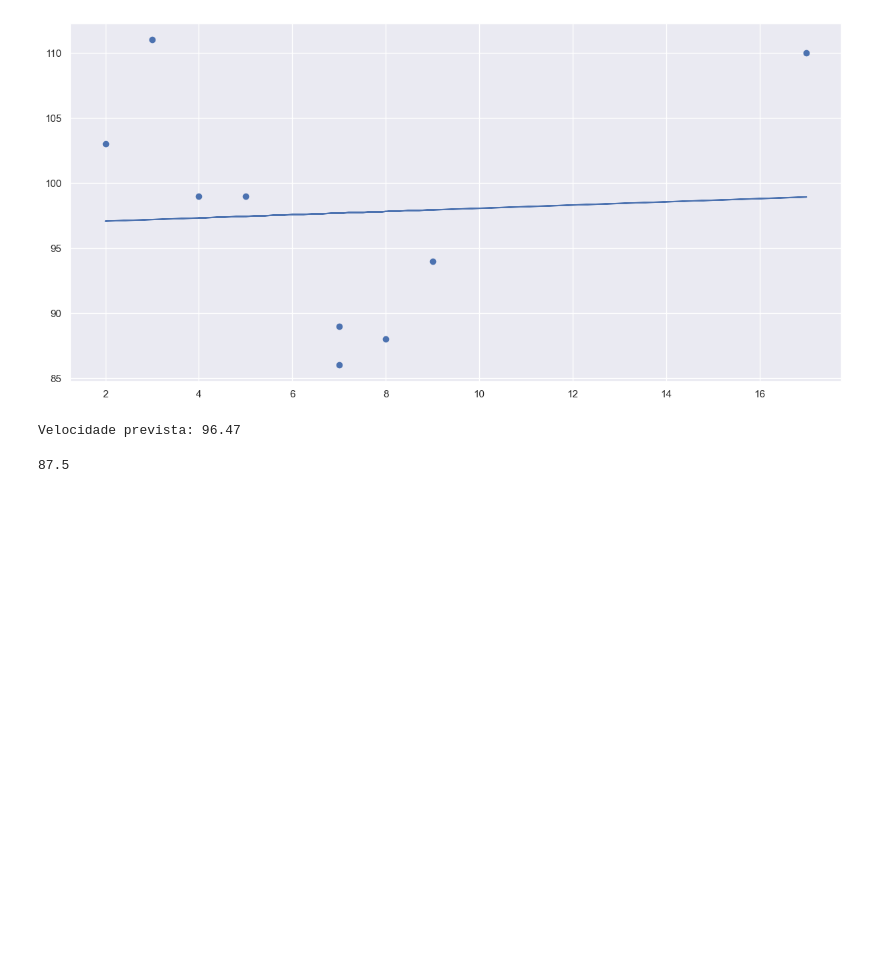
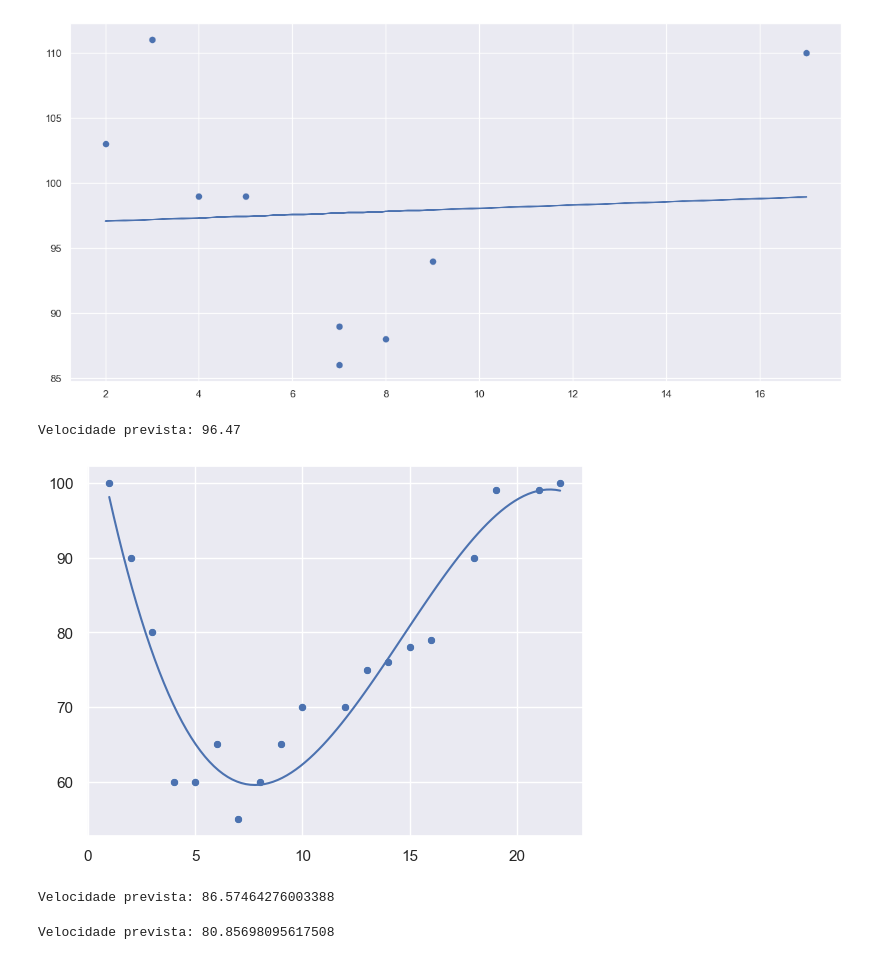
Before and after one commit to ElBulidur/aulas_kasolution_T14930, a Jupyter notebook: aula_07.ipynb, the cells around one changed output. Saved outputs shown, nothing was run; the diff lists cells and outputs as text; code cells hidden in the pictures; blank space fills up the shorter version.

```diff
--- a/aula_07.ipynb
+++ b/aula_07.ipynb
@@ -327,7 +329,39 @@ y_test = linha_reg(x_test)
 print(f"Velocidade prevista: {round(y_test, 2)}")
 # %% [output]
 Velocidade prevista: 96.47
-# %%
-(86 + 89)/2
-# %% [output]
-87.5
+# %%
+# Hora do Dia
+x = [1, 2, 3, 4, 5, 6, 7, 8, 9, 10, 12, 13, 14, 15, 16, 18 ,19, 21, 22]
+
+# Veloccidade do carro no horario especificado
+y = [100, 90, 80, 60, 60, 65, 55, 60, 65, 70, 70, 75, 76, 78, 79, 90, 99, 99, 100]
+# %%
+#Definir  a minha funcao (MODELO)
+
+funcao_modelo = np.poly1d(np.polyfit(x, y, 3))
+
+linha = np.linspace(1, 22, 100)
+
+
+ax = sns.scatterplot(x= x, y= y)
+ax = sns.lineplot(x=linha, y=funcao_modelo(linha))
+
+plt.show()
+# %% [output]
+[figure, added]
+# %%
+# Hora do Dia
+x = [1, 2, 3, 4, 5, 6, 7, 8, 9, 10, 12, 13, 14, 15, 16, 18 ,19, 21, 22]
+
+# Veloccidade do carro no horario especificado
+y = [100, 90, 80, 60, 60, 65, 55, 60, 65, 70, 70, 75, 76, 78, 79, 90, 99, 99, 100]
+
+p = funcao_modelo(2)
+print(f"Velocidade prevista: {p}")
+# %% [output]
+Velocidade prevista: 86.57464276003388
+# %%
+p = funcao_modelo(15)
+print(f"Velocidade prevista: {p}")
+# %% [output]
+Velocidade prevista: 80.85698095617508
```
Also changed, not shown: parts of 4 cells of this notebook, 2 other files.
